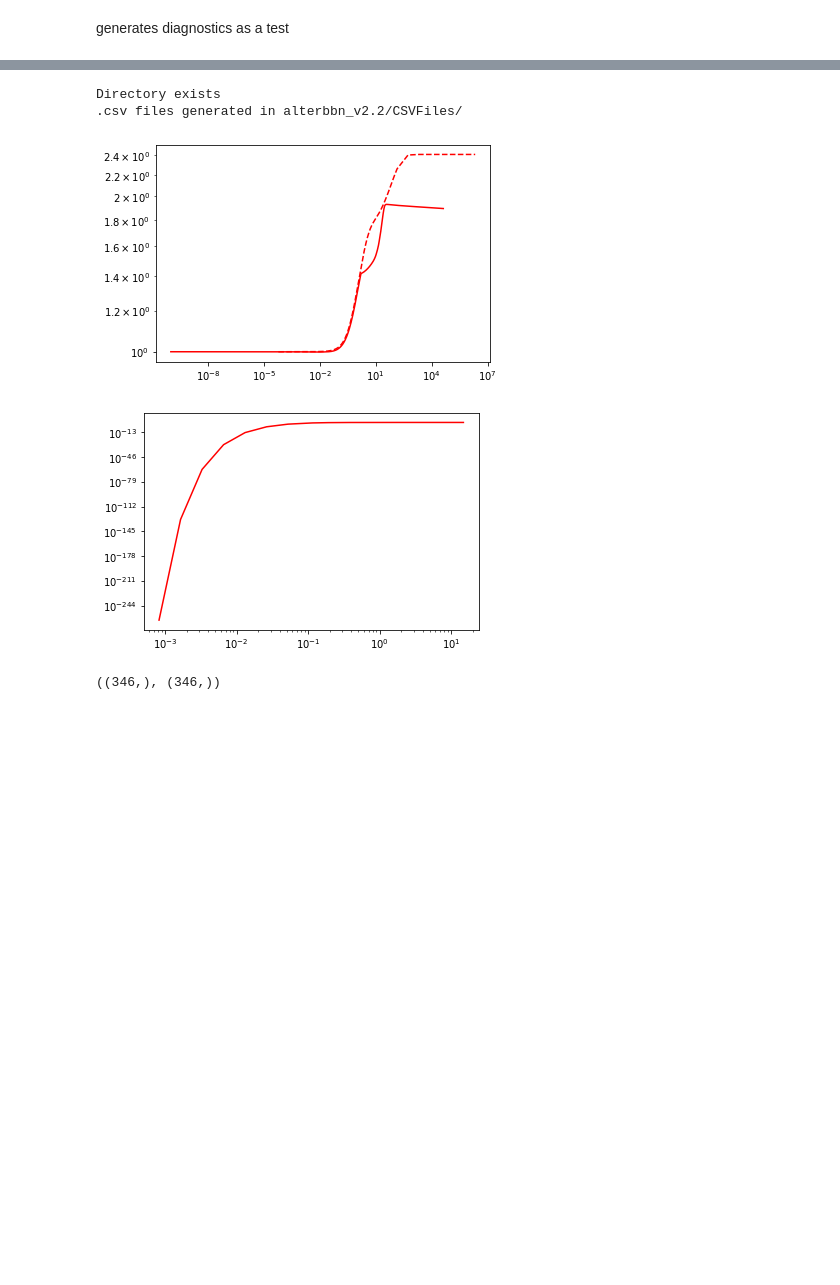
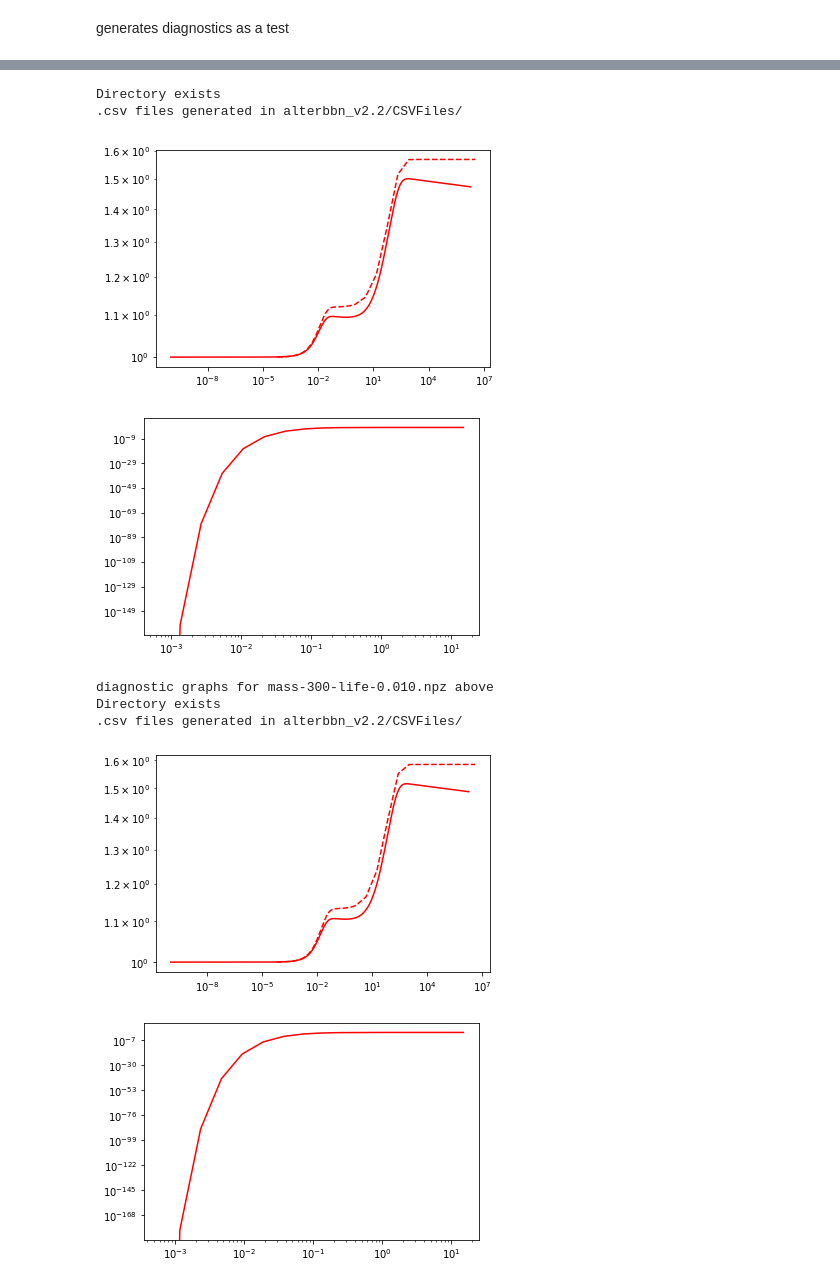
Before and after one commit to nuLABatUSD/BBN_models, a Jupyter notebook: BBN_Diagnostic.ipynb, the cells around one changed output, grey strips where cells are left out. Cells and saved outputs as stored; diff of their text form; code cells hidden in the pictures; blank space fills up the shorter version.

```diff
--- a/BBN_Diagnostic.ipynb
+++ b/BBN_Diagnostic.ipynb
@@ -70,4 +70,4 @@ def generate_4(filename,saved_file,evolution_file):
     plt.loglog(T_reversed,p_e_reversed/(T_reversed**4),color='red')
     plt.show()
 
-    return p_e_reversed.shape,T_reversed.shape
+    return all_data
@@ -77,3 +77,5 @@ npz_files = [item for item in o_folder_contents if item.endswith(".npz")]
+# %%
+npz_files.sort()
 # %%
 folder_contents = os.listdir("../BBN_models/")
 processed_m_files = [item for item in folder_contents if item.startswith("processed")]
@@ -96,5 +81,0 @@ ValueError: operands could not be broadcast together with shapes (353,) (319,)
-# %%
-generate_2("processed-mass-300-life-1.495.npz")
-# %% [output]
-Directory exists
-.csv files generated in alterbbn_v2.2/CSVFiles/
@@ -103,6 +82,23 @@ generate_3("processed-mass-300-life-1.495.npz")
-# %%
-generate_4("../RMFK_Results/mass-300-life-1.495.npz","processed-mass-300-life-1.495.npz","evolution_vs.out")
-# %% [output]
-[figure, removed]
-[figure, removed]
-((346,), (346,))
+# %%
+processed_m_files.sort()
+# %%
+for i in range(len(processed_m_files)):
+    p_m_file = processed_m_files[i]
+    npz_file = npz_files[i]
+
+    generate_2(f"{p_m_file}")
+    generate_3(f"{p_m_file}")
+
+    BBNA = generate_4(f"../RMFK_Results/{npz_file}", f"{p_m_file}", "evolution_vs.out")
+    print(f"diagnostic graphs for {npz_file} above")
+    np.savez(f"BBN-Abdundances-{npz_file}",BBN_abun = BBNA)
+# %% [output]
+Directory exists
+.csv files generated in alterbbn_v2.2/CSVFiles/
+[figure, added]
+[figure, added]
+diagnostic graphs for mass-300-life-0.010.npz above
+Directory exists
+.csv files generated in alterbbn_v2.2/CSVFiles/
+[figure, added]
+[figure, added]
```
Also changed, not shown: parts of 5 cells of this notebook.
